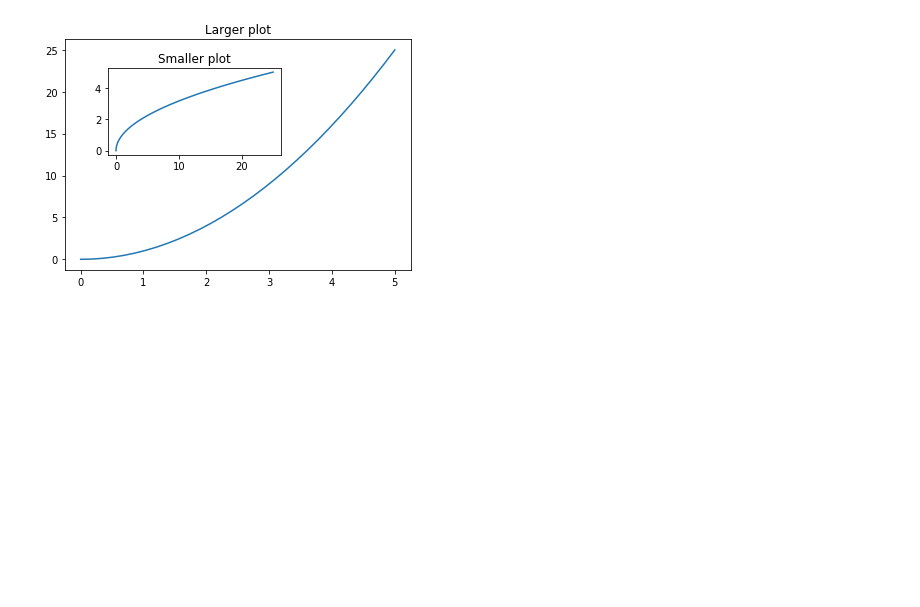
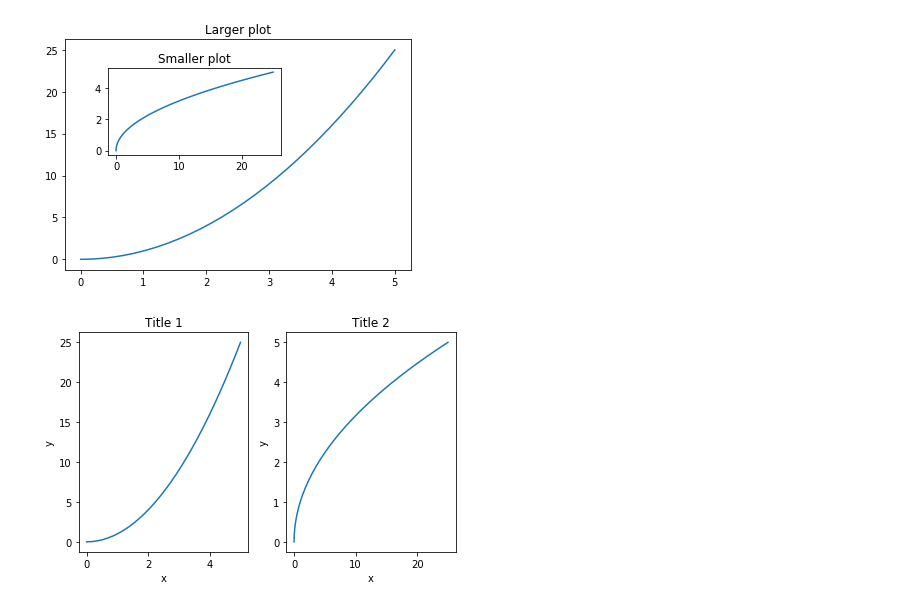
Before and after one commit to MastaMinds/Python_for_Data_Science_and_Machine_Learning, a Jupyter notebook: 05-Data-Visualization-with-Matplotlib/Ahmhmd_Matplotlib.ipynb, the cells around one changed output. Saved outputs shown, nothing was run; the diff lists cells and outputs as text; code cells hidden in the pictures; blank space fills up the shorter version.

```diff
--- a/05-Data-Visualization-with-Matplotlib/Ahmhmd_Matplotlib.ipynb
+++ b/05-Data-Visualization-with-Matplotlib/Ahmhmd_Matplotlib.ipynb
@@ -83,3 +83,27 @@ axes2.set_title('Smaller plot')
 # %% [output]
 Text(0.5, 1.0, 'Smaller plot')
 [figure]
+# %%
+fig,axes=plt.subplots(nrows=1,ncols=2)
+
+#axes.plot(x,y)
+
+#axes is an array of plot objects
+
+#for current_ax in axes:
+ #   current_ax.plot(x,y)
+
+axes[0].plot(x,y)
+axes[0].set_xlabel('x')
+axes[0].set_ylabel('y')
+axes[0].set_title('Title 1')
+
+axes[1].plot(y,x)
+axes[1].set_xlabel('x')
+axes[1].set_ylabel('y')
+axes[1].set_title('Title 2')
+
+
+plt.tight_layout()
+# %% [output]
+[figure, added]
```
Also changed, not shown: parts of 13 cells of this notebook.
